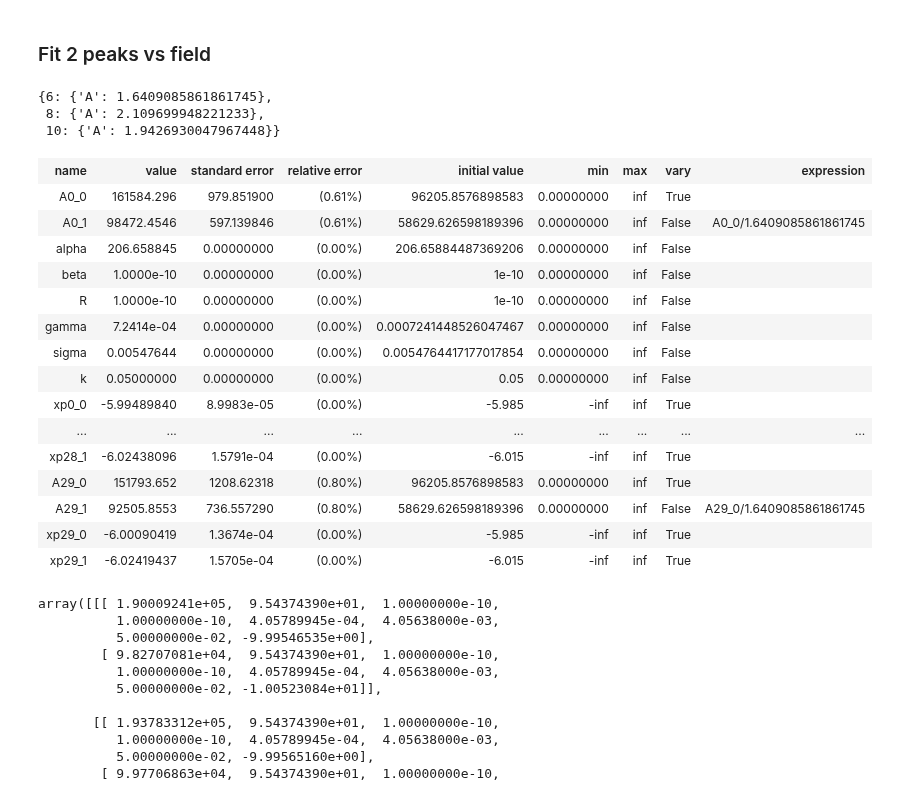
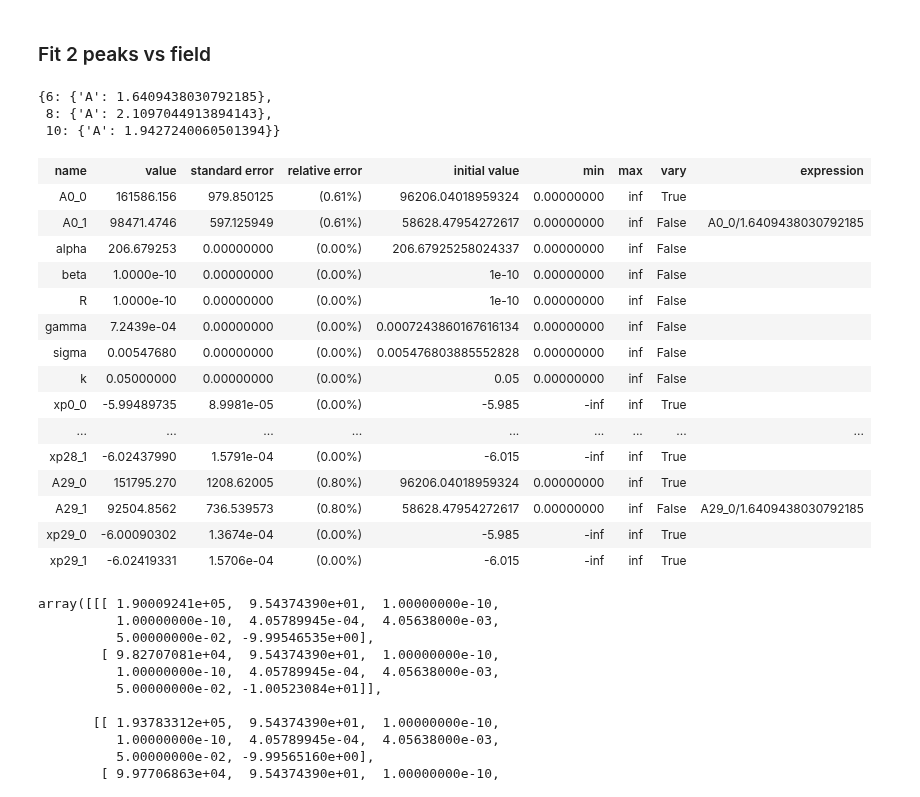
Before and after one commit to pmassat/pythonpda, a Jupyter notebook: Neutrons_pydas/ENS_peak_fit_pVIC_2019-02-14.ipynb, the cells around one changed output. Saved outputs shown, nothing was run; the diff lists cells and outputs as text; code cells hidden in the pictures.

```diff
--- a/Neutrons_pydas/ENS_peak_fit_pVIC_2019-02-14.ipynb
+++ b/Neutrons_pydas/ENS_peak_fit_pVIC_2019-02-14.ipynb
@@ -1490,7 +1499,7 @@ if 'ref_params' not in globals() or type(ref_params) is not dict:
 
 for h in [6, 8, 10]:
     if not hasattr(ref_params, f'{h}'):
-        ref_params[h] = npvicRefParams(pvic_params, xwFit[f'{h}_1_92-101'][2].result.params)
+        ref_params[h] = npvicRefParams(pvic_params, xwFit[f'{h}_1-4_92-101'][2].result.params)
 #         fit2_params[h] = npvicInitParams(ref_params, plt_idx, n)
 # %%
 ref_params[8]
@@ -1507,11 +1516,11 @@ ref_params[8]
 # %% [markdown]
 ### Fit 2 peaks vs field
 # %%
-setlist = [6, 8, 10]
+set_tup = (6, 8, 10)
 fit_intervals = {6:[-.03, .15], 8:[-.1, .1], 10:[-.15, .15]}#
 # %%
 fix_params = {}
-for h in setlist:
+for h in set_tup:
     if 'fix_amp_ratio' in globals():
         fix_params[h] = {'A':fix_amp_ratio[h][0]}
     else:
@@ -1519,37 +1528,39 @@ for h in setlist:
 
 fix_params
 # %% [output]
-{6: {'A': 1.6409085861861745},
- 8: {'A': 2.109699948221233},
- 10: {'A': 1.9426930047967448}}
+{6: {'A': 1.6409438030792185},
+ 8: {'A': 2.1097044913894143},
+ 10: {'A': 1.9427240060501394}}
 # %%
-idx = 30
-data_range = range(idx,idx+30)
+# idx = 60
 # fit_intervals[6] = [-.03, .15]
 nfun = 2
 nfree = 3
 
-for h in setlist:
-    xwFit = initXpvicFit('xwFit', nData, ref_params[h], h, fit_intervals[h], data_range,
-                         nFunc=nfun, nFreeParams=nfree, fixParams=fix_params[h], recompute=False)
+for idx in [0]:
+    data_range = range(idx,idx+30)
+    for h in [6]:
+        xwFit = initXpvicFit('xwFit', nData, ref_params[h], h, fit_intervals[h], data_range,
+                             nFunc=nfun, nFreeParams=nfree, fixParams=fix_params[h], recompute=True)
 # %%
-fitKey = f"6_{nfun}-{nfree}_0-29"
+idx = 0
+fitKey = f"6_{nfun}-{nfree}_{idx}-{idx+29}"
 # fitKey = f"6_{nfun}-{nfree}_{data_range[0]}-{data_range[-1]}"
 xwFit[fitKey][0].result.params
 # %% [output]
 | name | value | standard error | relative error | initial value | min | max | vary | expression |
-| A0_0 | 161584.296 | 979.851900 | (0.61%) | 96205.8576898583 | 0.00000000 | inf | True |  |
-| A0_1 | 98472.4546 | 597.139846 | (0.61%) | 58629.626598189396 | 0.00000000 | inf | False | A0_0/1.6409085861861745 |
-| alpha | 206.658845 | 0.00000000 | (0.00%) | 206.65884487369206 | 0.00000000 | inf | False |  |
+| A0_0 | 161586.156 | 979.850125 | (0.61%) | 96206.04018959324 | 0.00000000 | inf | True |  |
+| A0_1 | 98471.4746 | 597.125949 | (0.61%) | 58628.47954272617 | 0.00000000 | inf | False | A0_0/1.6409438030792185 |
+| alpha | 206.679253 | 0.00000000 | (0.00%) | 206.67925258024337 | 0.00000000 | inf | False |  |
 | beta | 1.0000e-10 | 0.00000000 | (0.00%) | 1e-10 | 0.00000000 | inf | False |  |
 | R | 1.0000e-10 | 0.00000000 | (0.00%) | 1e-10 | 0.00000000 | inf | False |  |
-| gamma | 7.2414e-04 | 0.00000000 | (0.00%) | 0.0007241448526047467 | 0.00000000 | inf | False |  |
-| sigma | 0.00547644 | 0.00000000 | (0.00%) | 0.0054764417177017854 | 0.00000000 | inf | False |  |
+| gamma | 7.2439e-04 | 0.00000000 | (0.00%) | 0.0007243860167616134 | 0.00000000 | inf | False |  |
+| sigma | 0.00547680 | 0.00000000 | (0.00%) | 0.005476803885552828 | 0.00000000 | inf | False |  |
 | k | 0.05000000 | 0.00000000 | (0.00%) | 0.05 | 0.00000000 | inf | False |  |
-| xp0_0 | -5.99489840 | 8.9983e-05 | (0.00%) | -5.985 | -inf | inf | True |  |
+| xp0_0 | -5.99489735 | 8.9981e-05 | (0.00%) | -5.985 | -inf | inf | True |  |
 | ... | ... | ... | ... | ... | ... | ... | ... | ... |
-| xp28_1 | -6.02438096 | 1.5791e-04 | (0.00%) | -6.015 | -inf | inf | True |  |
-| A29_0 | 151793.652 | 1208.62318 | (0.80%) | 96205.8576898583 | 0.00000000 | inf | True |  |
-| A29_1 | 92505.8553 | 736.557290 | (0.80%) | 58629.626598189396 | 0.00000000 | inf | False | A29_0/1.6409085861861745 |
-| xp29_0 | -6.00090419 | 1.3674e-04 | (0.00%) | -5.985 | -inf | inf | True |  |
-| xp29_1 | -6.02419437 | 1.5705e-04 | (0.00%) | -6.015 | -inf | inf | True |  |
+| xp28_1 | -6.02437990 | 1.5791e-04 | (0.00%) | -6.015 | -inf | inf | True |  |
+| A29_0 | 151795.270 | 1208.62005 | (0.80%) | 96206.04018959324 | 0.00000000 | inf | True |  |
+| A29_1 | 92504.8562 | 736.539573 | (0.80%) | 58628.47954272617 | 0.00000000 | inf | False | A29_0/1.6409438030792185 |
+| xp29_0 | -6.00090302 | 1.3674e-04 | (0.00%) | -5.985 | -inf | inf | True |  |
+| xp29_1 | -6.02419331 | 1.5706e-04 | (0.00%) | -6.015 | -inf | inf | True |  |
```
Also changed, not shown: parts of 19 cells of this notebook, 1 other file.
